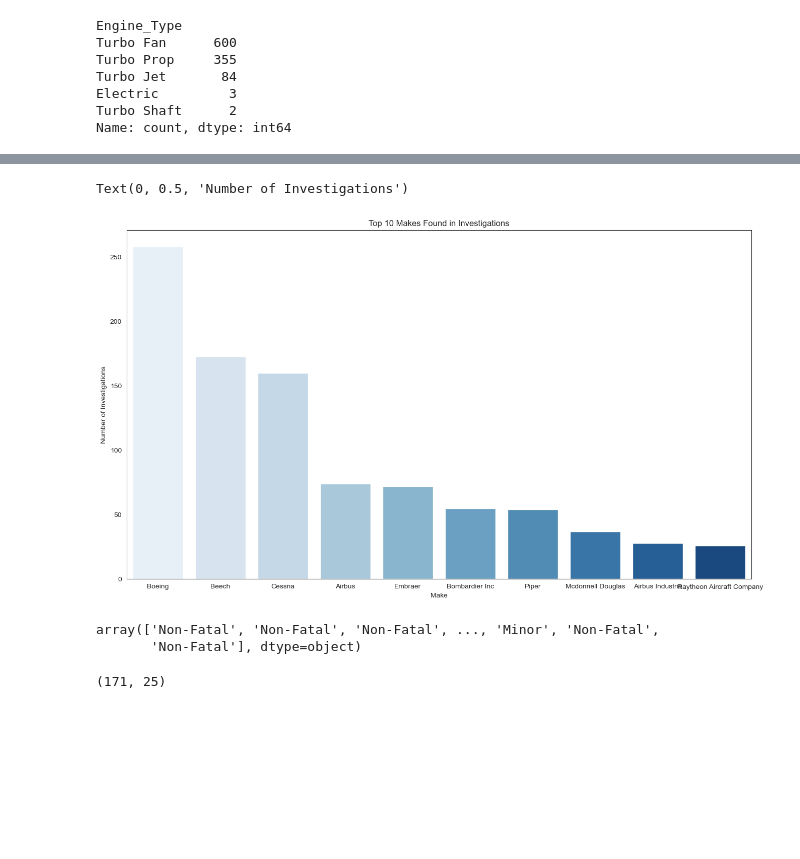
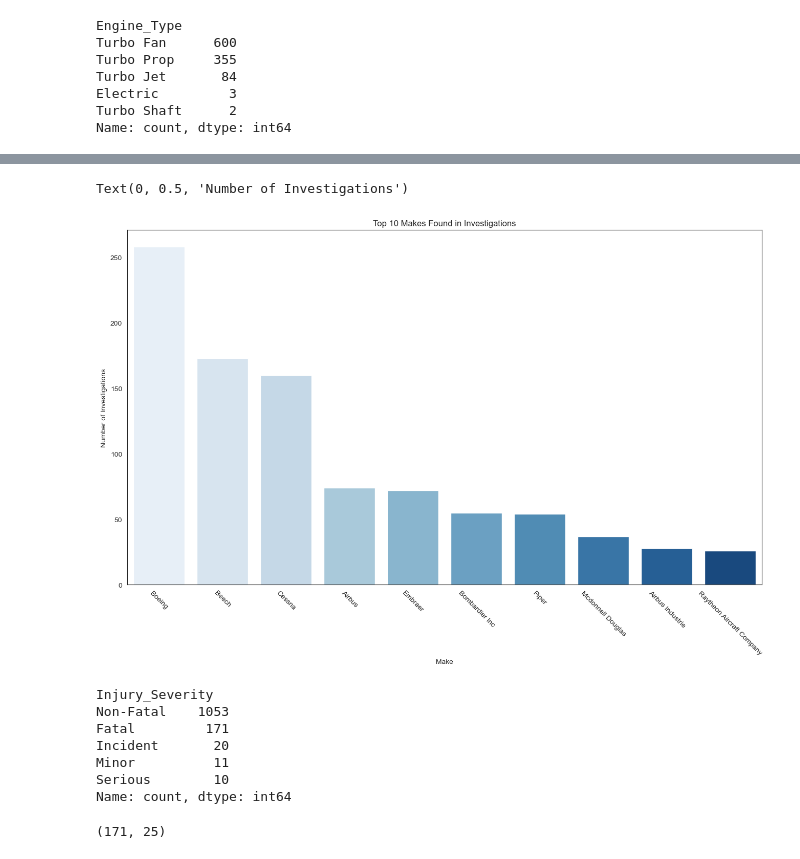
Before and after one commit to hannahdallas/aviation_strategy, a Jupyter notebook: notebook.ipynb, the cells around one changed output, grey strips where cells are left out. Cells and saved outputs as stored; diff of their text form; code cells hidden in the pictures; blank space fills up the shorter version.

```diff
--- a/notebook.ipynb
+++ b/notebook.ipynb
@@ -763,20 +763,25 @@ memory usage: 304.3+ KB
 # %%
 #Showing Top Makes Involved in Accidents
 fig, ax = plt.subplots(figsize=(16,9))
 sns.set_style('white')
 df_make=sns.barplot(data=df_subset, x=df_subset.Make.value_counts().index[:10], y=df_subset.Make.value_counts().values[:10], palette='Blues')
 df_make.set_title('Top 10 Makes Found in Investigations')
 df_make.set_xlabel('Make')
-df_make.set_xtic
+df_make.set_xticklabels(df_subset.Make.value_counts().index[:10], rotation=-45)
 df_make.set_ylabel('Number of Investigations')
 # %% [output]
 Text(0, 0.5, 'Number of Investigations')
-[figure, old version]
+[figure, new version]
 # %%
-df_subset.Injury_Severity.values
+df_subset.Injury_Severity.value_counts()
 # %% [output]
-array(['Non-Fatal', 'Non-Fatal', 'Non-Fatal', ..., 'Minor', 'Non-Fatal',
-       'Non-Fatal'], dtype=object)
+Injury_Severity
+Non-Fatal    1053
+Fatal         171
+Incident       20
+Minor          11
+Serious        10
+Name: count, dtype: int64
 # %%
 df_subset_fatal=df_subset[df_subset['Injury_Severity']=='Fatal']
 df_subset_fatal.shape
```
Also changed, not shown: parts of 10 cells of this notebook.
